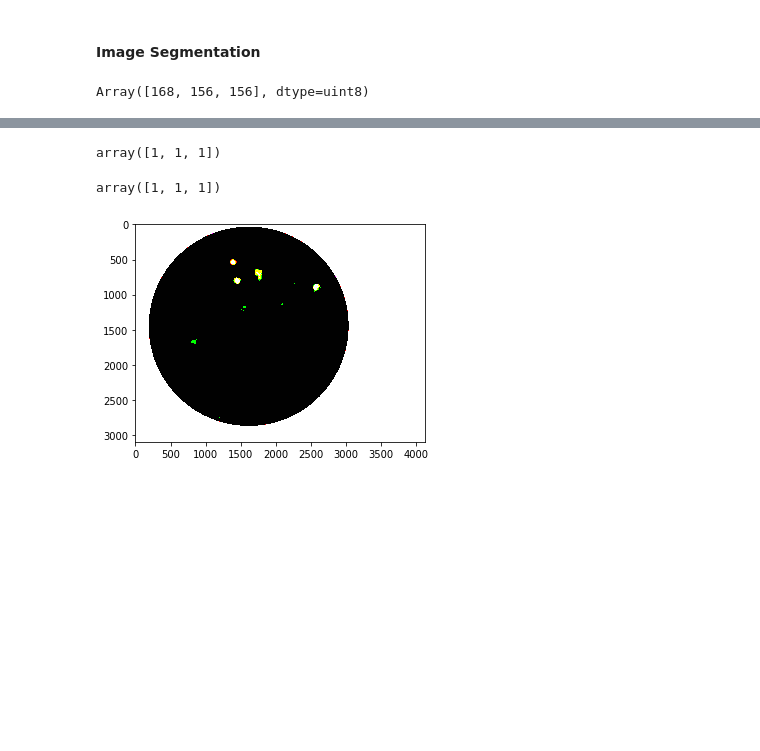
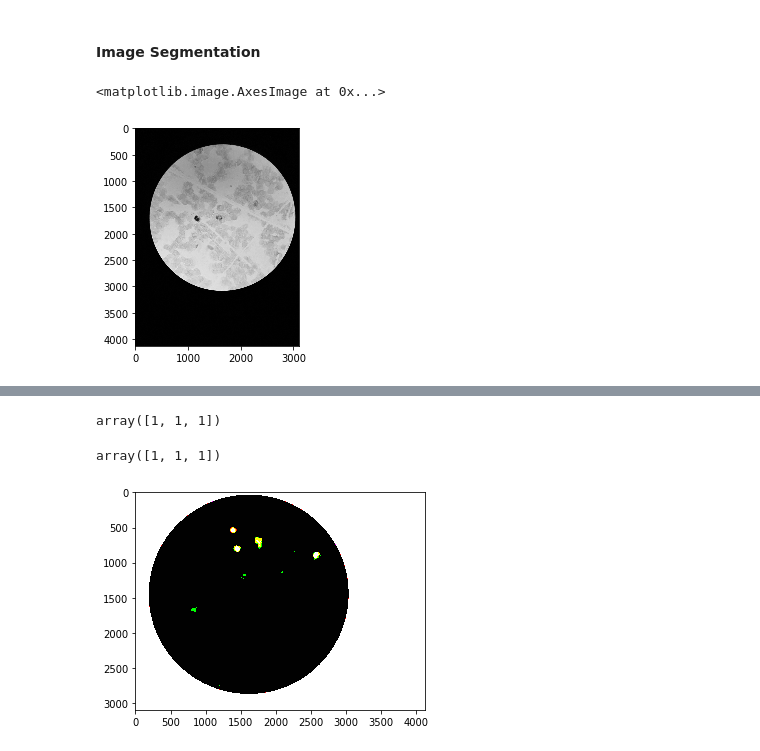
Before and after one commit to ErickDiaz/bioinformatic_thesis_project, a Jupyter notebook: code/data-exploration/data_exploration.ipynb, the cells around one changed output, grey strips where cells are left out. Cells and saved outputs as stored; diff of their text form; code cells hidden in the pictures; blank space fills up the shorter version.

```diff
--- a/code/data-exploration/data_exploration.ipynb
+++ b/code/data-exploration/data_exploration.ipynb
@@ -170,6 +176,7 @@ axes[1].plot(cdf, label='CDF')
 # %% [markdown]
 #### Image Segmentation
-# %%
-im[1500,2500]
-# %% [output]
-Array([168, 156, 156], dtype=uint8)
+# %%
+plt.imshow(im[:,:,0],cmap ='gray')
+# %% [output]
+<matplotlib.image.AxesImage at 0x...>
+[figure, added]
```
Also changed, not shown: parts of 10 cells of this notebook.
